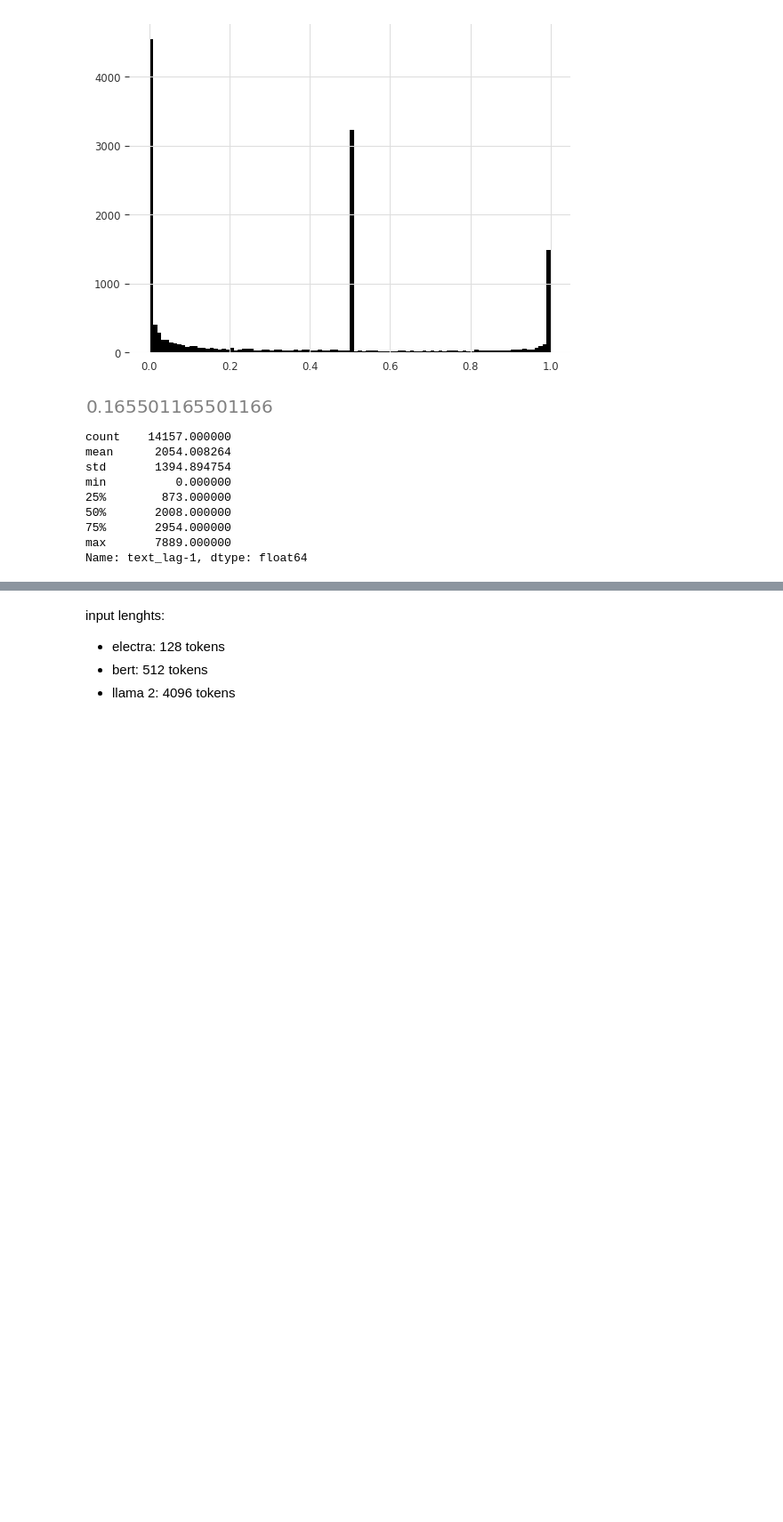
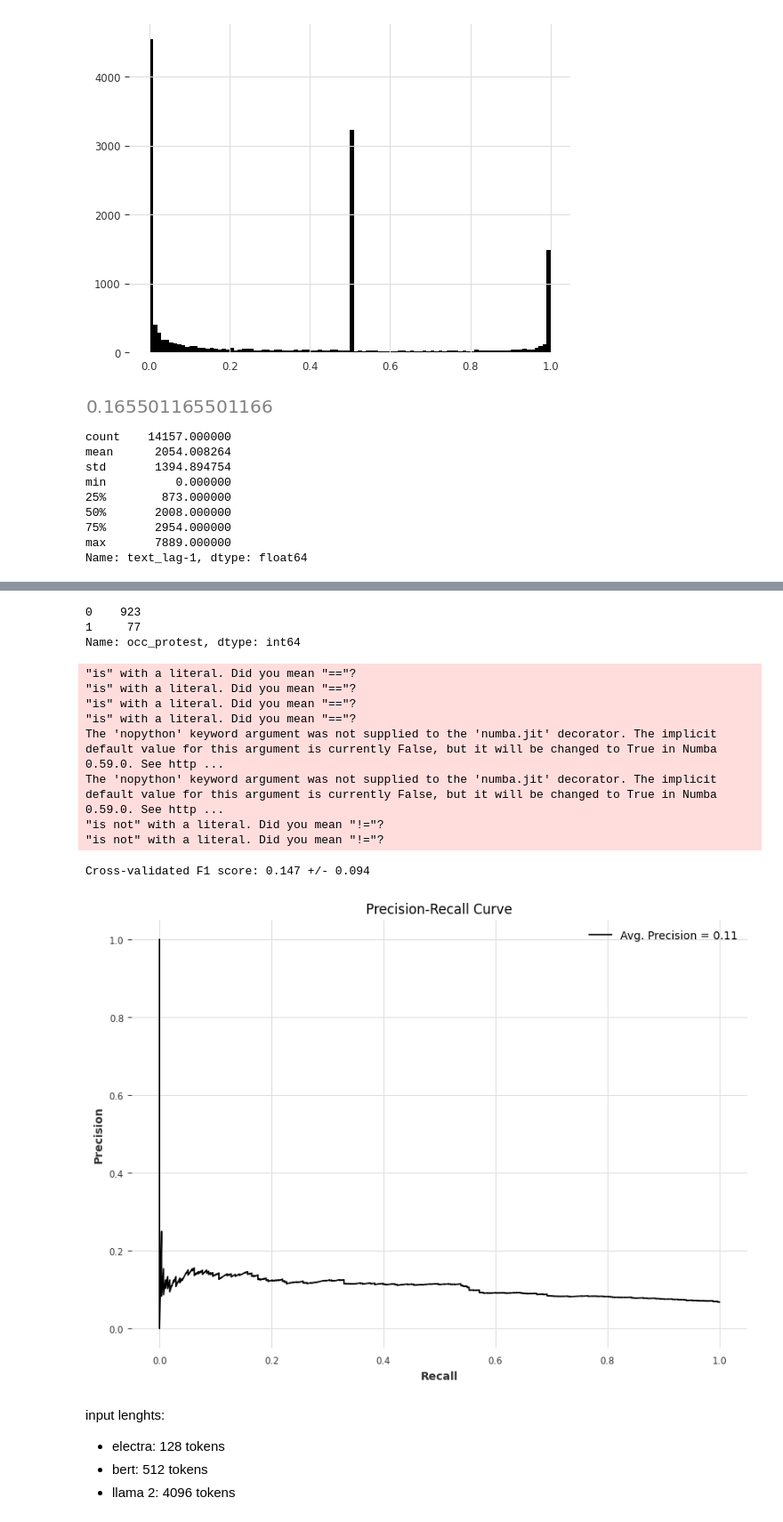
Before and after one commit to davidpomerenke/protest-impact, a Jupyter notebook: notebooks/propensity_text.ipynb, the cells around one changed output, grey strips where cells are left out. Shown at 89% size. Cells and saved outputs as stored; diff of their text form; code cells hidden in the pictures; blank space fills up the shorter version.

Commit message:
Propensity scores: from vectors, embeddings, and transformers (working well, meh, and not at all)

```diff
--- a/notebooks/propensity_text.ipynb
+++ b/notebooks/propensity_text.ipynb
@@ -72,3 +103,31 @@ Name: text_lag-1, dtype: float64
+# %%
+from src.models.propensity_scores.nlp.basic import get_data
+
+d = get_data()
+d.y.iloc[:1000].value_counts()
+# %% [output]
+0    923
+1     77
+Name: occ_protest, dtype: int64
+# %%
+from src.models.propensity_scores.nlp.embeddings import (
+    f1_embeddings,
+    precision_recall_curve,
+)
+
+f1_embeddings()
+precision_recall_curve()
+# %% [output]
+"is" with a literal. Did you mean "=="?
+"is" with a literal. Did you mean "=="?
+"is" with a literal. Did you mean "=="?
+"is" with a literal. Did you mean "=="?
+The 'nopython' keyword argument was not supplied to the 'numba.jit' decorator. The implicit default value for this argument is currently False, but it will be changed to True in Numba 0.59.0. See http ...
+The 'nopython' keyword argument was not supplied to the 'numba.jit' decorator. The implicit default value for this argument is currently False, but it will be changed to True in Numba 0.59.0. See http ...
+"is not" with a literal. Did you mean "!="?
+"is not" with a literal. Did you mean "!="?
+Cross-validated F1 score: 0.147 +/- 0.094
+[figure, added]
 # %% [markdown]
 input lenghts:
 
```
Also changed, not shown: parts of 6 cells of this notebook, 4 other files.
